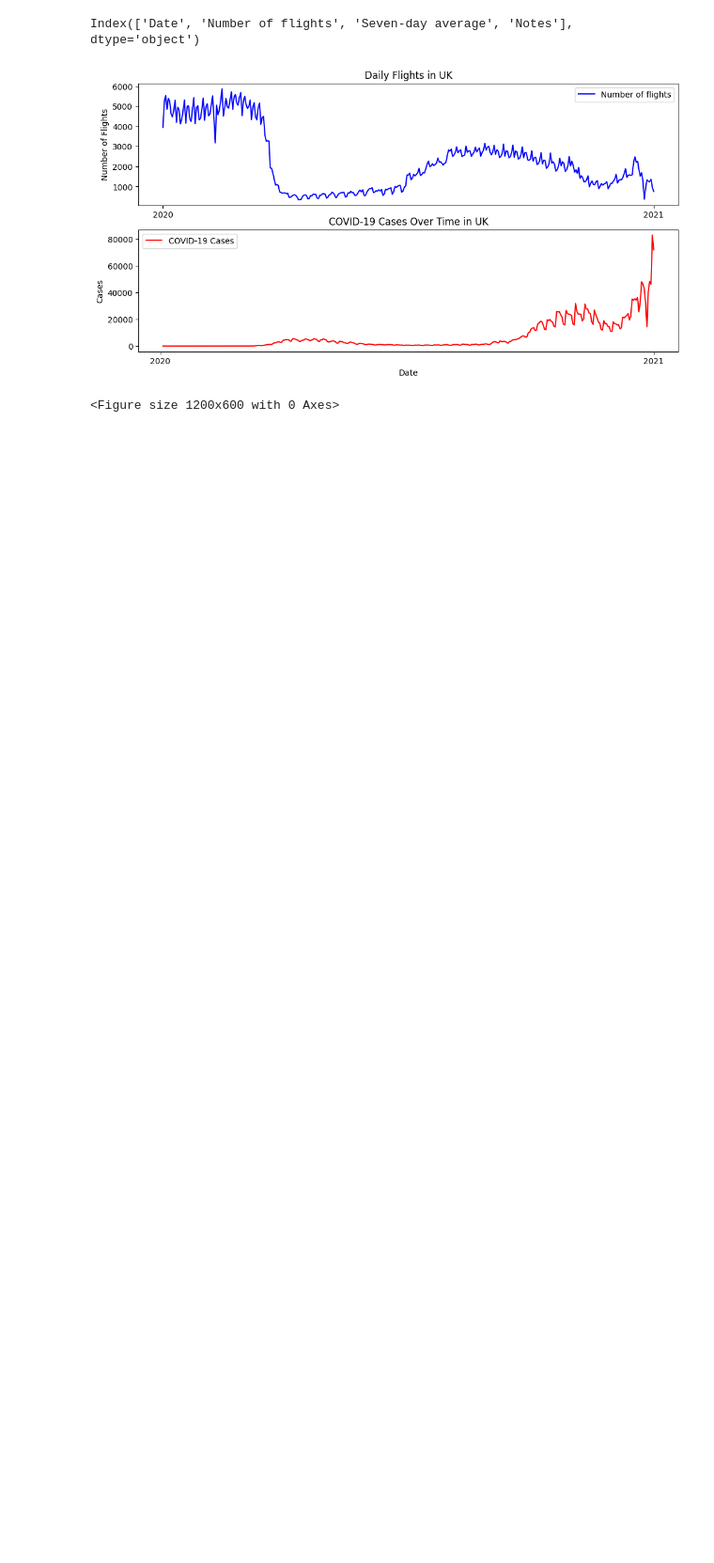
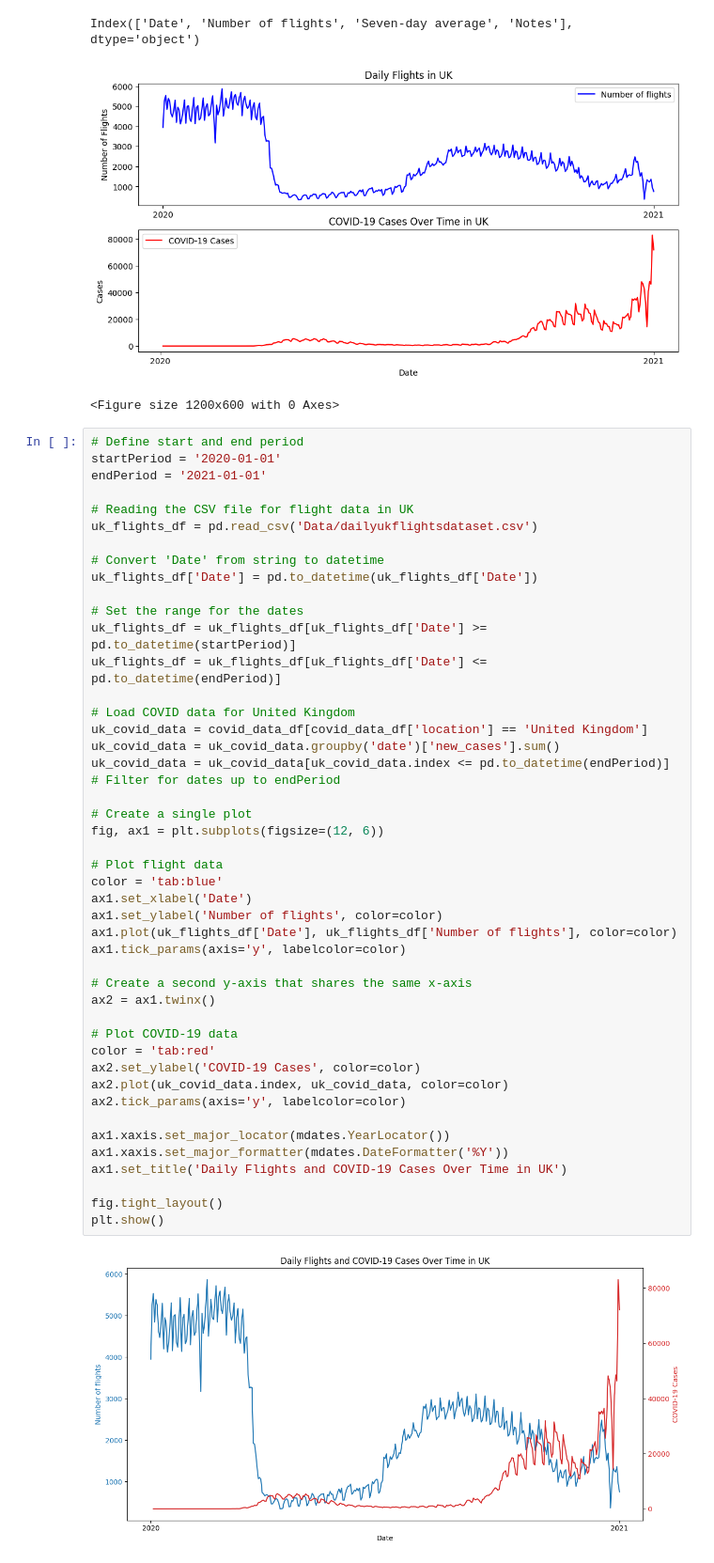
Before and after one commit to TGaub/TP3_1_Data_analysis_Influence_of_COVID, a Jupyter notebook: TP3_1_Data_analysis_Influence_of_COVID.ipynb, the cells around one changed output. Shown: that part at 94% size. Drawn from its saved outputs; the diff is of its cells as text; blank space fills up the shorter version.

```diff
--- a/TP3_1_Data_analysis_Influence_of_COVID.ipynb
+++ b/TP3_1_Data_analysis_Influence_of_COVID.ipynb
@@ -418,3 +467,50 @@ plt.show()
 Index(['Date', 'Number of flights', 'Seven-day average', 'Notes'], dtype='object')
 [figure]
 <Figure size 1200x600 with 0 Axes>
+# %%
+# Define start and end period
+startPeriod = '2020-01-01'
+endPeriod = '2021-01-01'
+
+# Reading the CSV file for flight data in UK
+uk_flights_df = pd.read_csv('Data/dailyukflightsdataset.csv')
+
+# Convert 'Date' from string to datetime
+uk_flights_df['Date'] = pd.to_datetime(uk_flights_df['Date'])
+
+# Set the range for the dates
+uk_flights_df = uk_flights_df[uk_flights_df['Date'] >= pd.to_datetime(startPeriod)]
+uk_flights_df = uk_flights_df[uk_flights_df['Date'] <= pd.to_datetime(endPeriod)]
+
+# Load COVID data for United Kingdom
+uk_covid_data = covid_data_df[covid_data_df['location'] == 'United Kingdom']
+uk_covid_data = uk_covid_data.groupby('date')['new_cases'].sum()
+uk_covid_data = uk_covid_data[uk_covid_data.index <= pd.to_datetime(endPeriod)] # Filter for dates up to endPeriod
+
+# Create a single plot
+fig, ax1 = plt.subplots(figsize=(12, 6))
+
+# Plot flight data
+color = 'tab:blue'
+ax1.set_xlabel('Date')
+ax1.set_ylabel('Number of flights', color=color)
+ax1.plot(uk_flights_df['Date'], uk_flights_df['Number of flights'], color=color)
+ax1.tick_params(axis='y', labelcolor=color)
+
+# Create a second y-axis that shares the same x-axis
+ax2 = ax1.twinx()
+
+# Plot COVID-19 data
+color = 'tab:red'
+ax2.set_ylabel('COVID-19 Cases', color=color)
+ax2.plot(uk_covid_data.index, uk_covid_data, color=color)
+ax2.tick_params(axis='y', labelcolor=color)
+
+ax1.xaxis.set_major_locator(mdates.YearLocator())
+ax1.xaxis.set_major_formatter(mdates.DateFormatter('%Y'))
+ax1.set_title('Daily Flights and COVID-19 Cases Over Time in UK')
+
+fig.tight_layout()
+plt.show()
+# %% [output]
+[figure, added]
```
Also changed, not shown: parts of 19 cells of this notebook.
